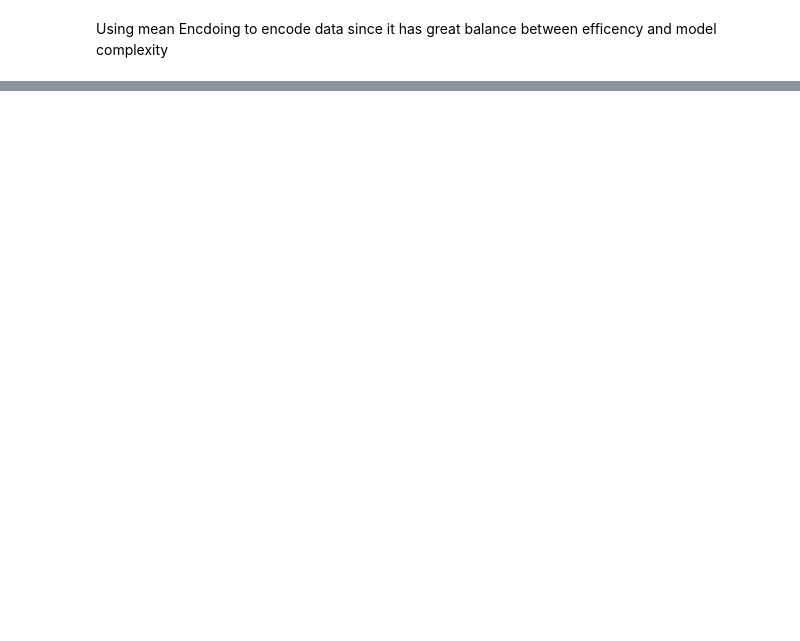
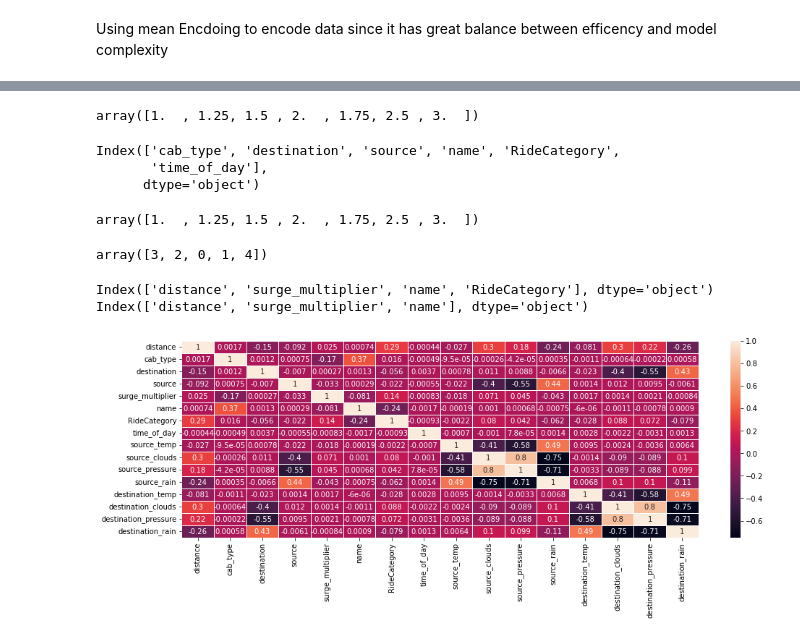
Before and after one commit to aymanred121/taxi-price-prediction, a Jupyter notebook: Milestone 2/taxi/model.ipynb, the cells around one changed output, grey strips where cells are left out. Cells and saved outputs as stored; diff of their text form; code cells hidden in the pictures; blank space fills up the shorter version.

```diff
--- a/Milestone 2/taxi/model.ipynb
+++ b/Milestone 2/taxi/model.ipynb
@@ -237,5 +245,6 @@ def cap_data(df):
 # %% [markdown]
 ### Encdoing Data
 # %%
-data['RideCategory']=data['RideCategory'].map(lambda x: lables[x])
-dataTrain,dataTest = split_stratified_into_train_val_test(data,stratify_colname='RideCategory', frac_train=0.60, frac_test=0.20)
+print(data['surge_multiplier'].unique())
+#data=cap_data(data)
+#dataTrain,dataTest = split_stratified_into_train_val_test(data,stratify_colname='RideCategory', frac_train=0.60, frac_test=0.20)
@@ -250,10 +264,3 @@ def mean_encoding(data):
         encoder = TargetEncoder()
         data[col] = encoder.fit_transform(data[col],data['RideCategory'])
     return data
-# %%
-def label_encoding(data):
-    for col in data.select_dtypes(include='O').columns:
-        encoder = LabelEncoder()
-        data[col] = encoder.fit_transform(data[col])
-        np.save(f'{col}.npy', encoder.classes_)
-    return data
@@ -364,0 +267,44 @@ random_forest.pkl acc 75.0
+# %%
+def label_encoding(data):
+    print(data.select_dtypes(include='O').columns)
+    for col in data.select_dtypes(include='O').columns:
+        encoder = LabelEncoder()
+        data[col] = encoder.fit_transform(data[col])
+        pickle.dump(encoder, open(f'{col}.pkl', 'wb'))
+    return data
+# %%
+#dataTrain['surge_multiplier'].unique()
+data['surge_multiplier'].unique()
+# %% [output]
+array([1.  , 1.25, 1.5 , 2.  , 1.75, 2.5 , 3.  ])
+# %%
+#dataTrain = label_encoding(dataTrain)
+#dataTest = label_encoding(dataTest)
+data = label_encoding(data)
+# %% [output]
+Index(['cab_type', 'destination', 'source', 'name', 'RideCategory',
+       'time_of_day'],
+      dtype='object')
+# %%
+data['surge_multiplier'].unique()
+# %% [output]
+array([1.  , 1.25, 1.5 , 2.  , 1.75, 2.5 , 3.  ])
+# %%
+data.RideCategory.unique()
+# %% [output]
+array([3, 2, 0, 1, 4])
+# %%
+corr = data.corr()
+plt.figure(figsize=(16, 5))
+dataplot = sns.heatmap(corr, annot=True, linewidths=1)
+top_feature = corr.index[abs(corr['RideCategory']) > 0.1]
+top_feature.drop('RideCategory')
+print(top_feature)
+X = data[top_feature]
+X.drop(['RideCategory'], axis=1, inplace=True)
+print(X.columns)
+y = data['RideCategory']
+# %% [output]
+Index(['distance', 'surge_multiplier', 'name', 'RideCategory'], dtype='object')
+Index(['distance', 'surge_multiplier', 'name'], dtype='object')
+[figure, added]
```
Also changed, not shown: parts of 57 cells of this notebook, 26 other files.
